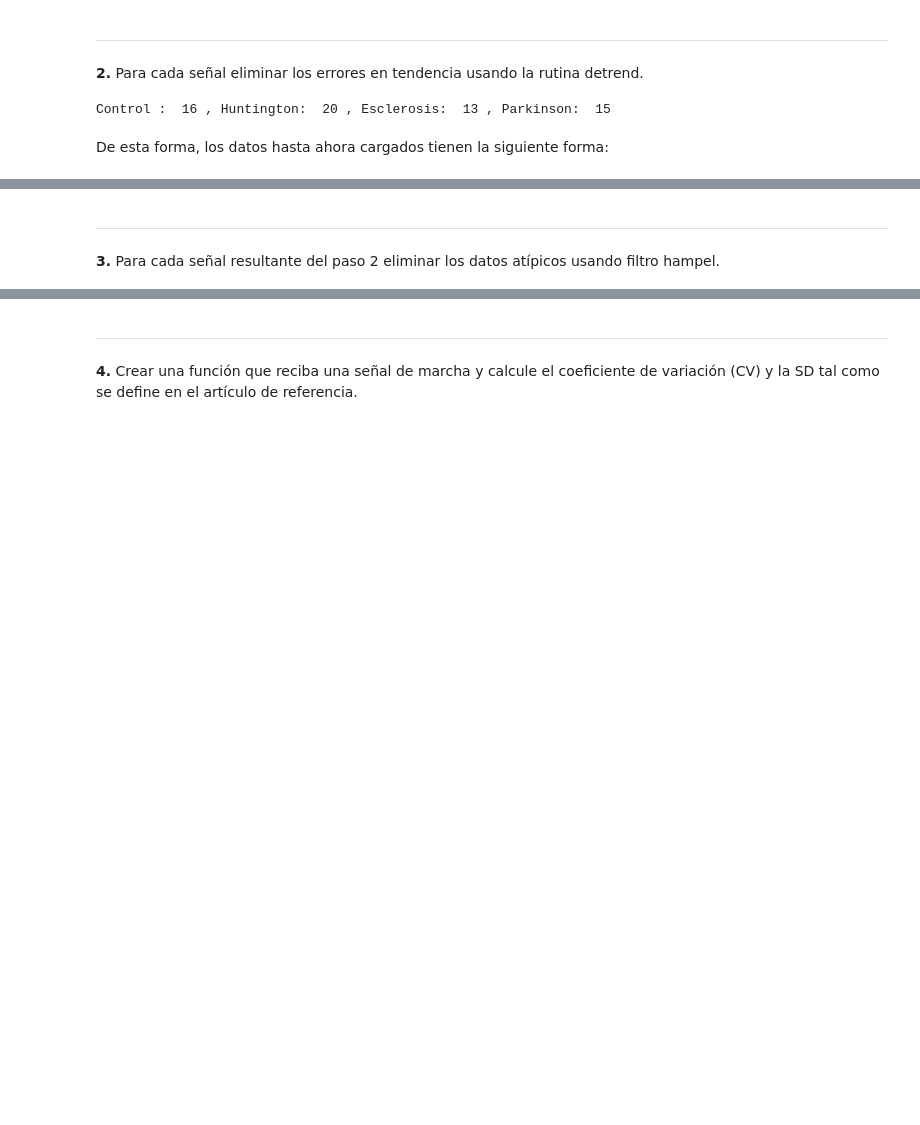
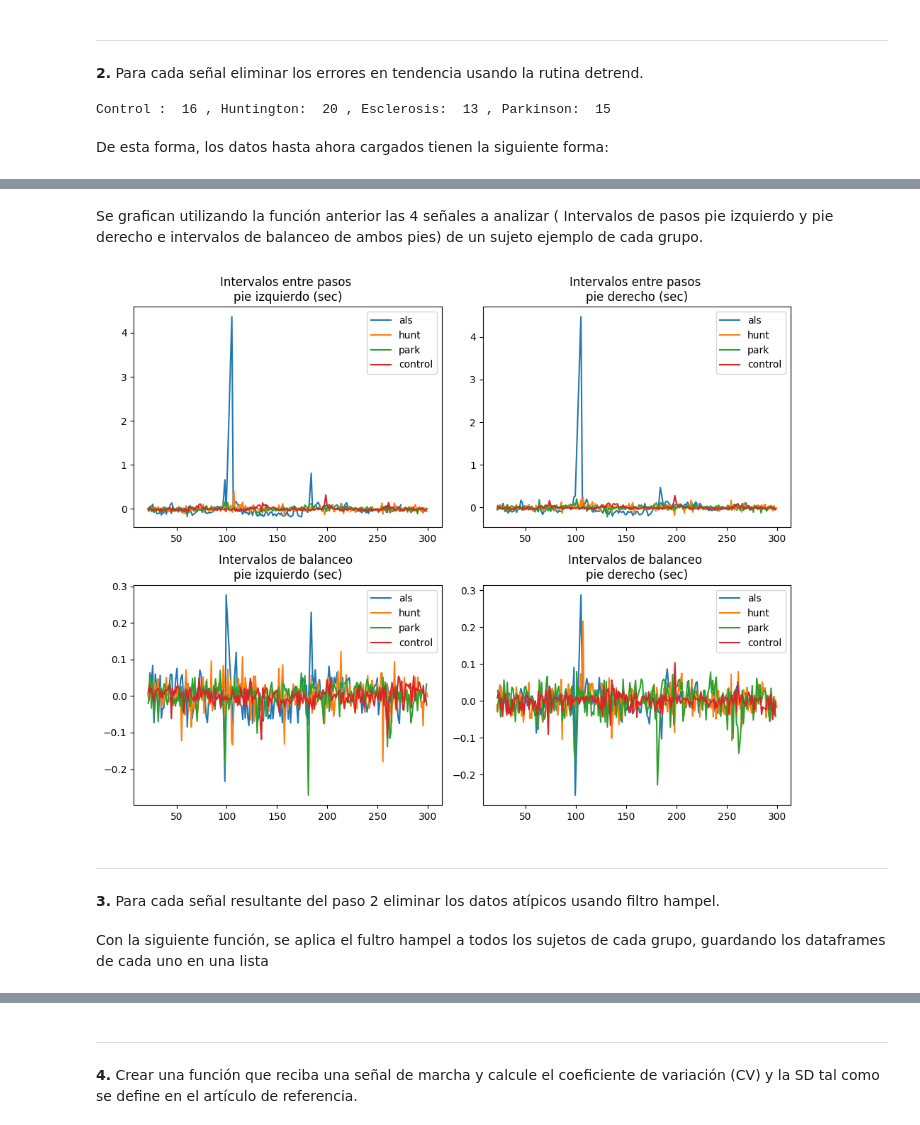
Before and after one commit to NataliaArenasP20/LaboratorioBiosenales, a Jupyter notebook: Proyecto_1/Proyecto1_NataliaArenas_DanielTamayo.ipynb, the cells around one changed output, grey strips where cells are left out. Drawn from its saved outputs; the diff is of its cells as text; code cells hidden in the pictures; blank space fills up the shorter version.

```diff
--- a/Proyecto_1/Proyecto1_NataliaArenas_DanielTamayo.ipynb
+++ b/Proyecto_1/Proyecto1_NataliaArenas_DanielTamayo.ipynb
@@ -296,3 +289,16 @@ plt.show()
+# %% [markdown]
+Se grafican utilizando la función anterior las 4 señales a analizar ( Intervalos de pasos pie izquierdo y pie derecho e intervalos de balanceo de ambos pies) de un sujeto ejemplo de cada grupo.
+# %%
+## Grafica sujetos ejemplos con detrending realizado
+
+als_ejemplo = signals_als[0]
+hunt_ejemplo = signals_hunt[0]
+control_ejemplo = signals_control[0]
+park_ejemplo = signals_park[0]
+
+grafica_ejemplos(als_ejemplo, hunt_ejemplo, control_ejemplo, park_ejemplo)
+# %% [output]
+[figure, added]
 # %% [markdown]
 <hr>
 <h8><strong>3.</strong></h8> <h8>Para cada señal resultante del paso 2 eliminar los datos atípicos usando filtro hampel.</h8>
@@ -321,5 +326,7 @@ def hampelfilter(wk, K, FilterParms):
     yk[TestVal > Thresh * MAD] = ref
 
     return yk
+# %% [markdown]
+Con la siguiente función, se aplica el fultro hampel a todos los sujetos de cada grupo, guardando los dataframes de cada uno en una lista
 # %%
 
```
Also changed, not shown: parts of 17 cells of this notebook.
